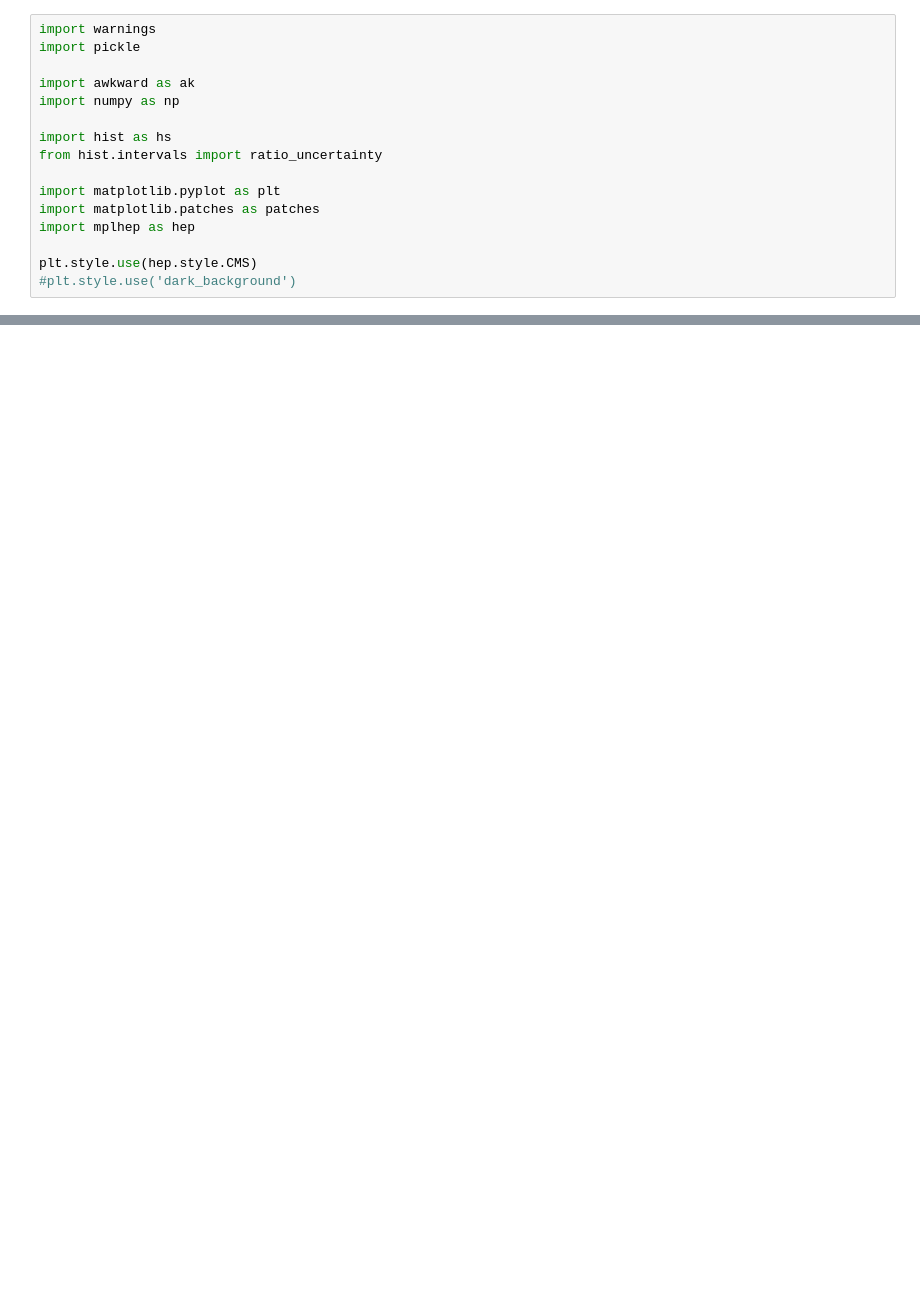
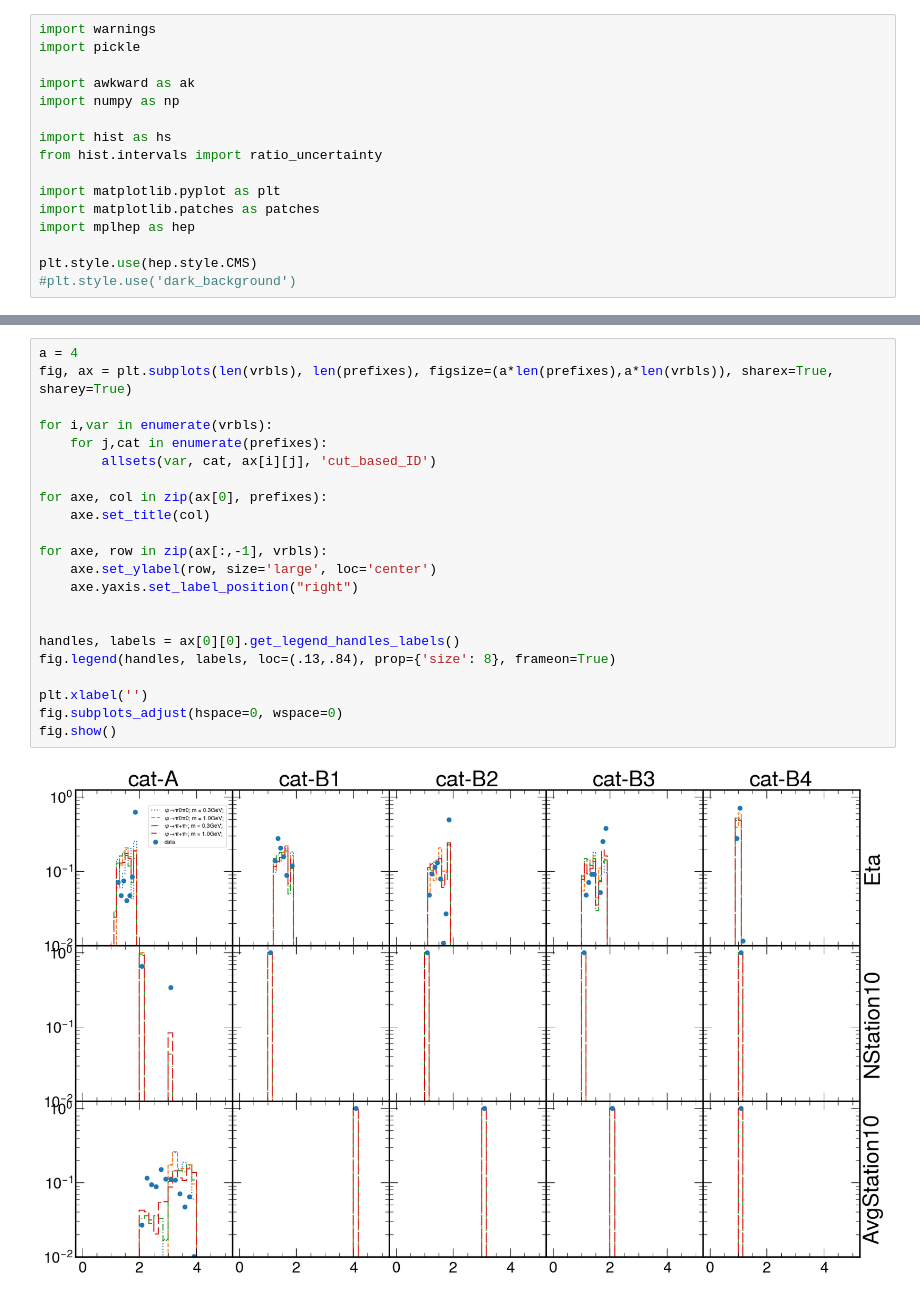
Before and after one commit to arhayrap/BToPhiK_py, a Jupyter notebook: cls_ID_plotter.ipynb, the cells around one changed output, grey strips where cells are left out. Cells and saved outputs as stored; diff of their text form; blank space fills up the shorter version.

```diff
--- a/cls_ID_plotter.ipynb
+++ b/cls_ID_plotter.ipynb
@@ -77,0 +97,24 @@ allsets('AvgStation10')
+# %%
+a = 4
+fig, ax = plt.subplots(len(vrbls), len(prefixes), figsize=(a*len(prefixes),a*len(vrbls)), sharex=True, sharey=True)
+
+for i,var in enumerate(vrbls):
+    for j,cat in enumerate(prefixes):
+        allsets(var, cat, ax[i][j], 'cut_based_ID')
+
+for axe, col in zip(ax[0], prefixes):
+    axe.set_title(col)
+
+for axe, row in zip(ax[:,-1], vrbls):
+    axe.set_ylabel(row, size='large', loc='center')
+    axe.yaxis.set_label_position("right")
+
+
+handles, labels = ax[0][0].get_legend_handles_labels()
+fig.legend(handles, labels, loc=(.13,.84), prop={'size': 8}, frameon=True)
+
+plt.xlabel('')
+fig.subplots_adjust(hspace=0, wspace=0)
+fig.show()
+# %% [output]
+[figure, added]
```
Also changed, not shown: parts of 7 cells of this notebook, 4 other files.
